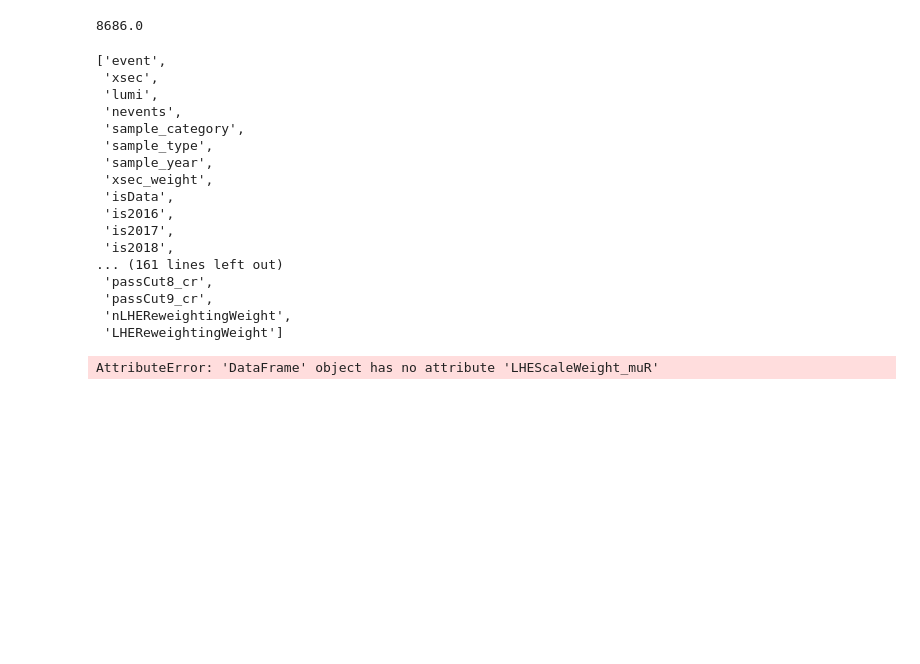
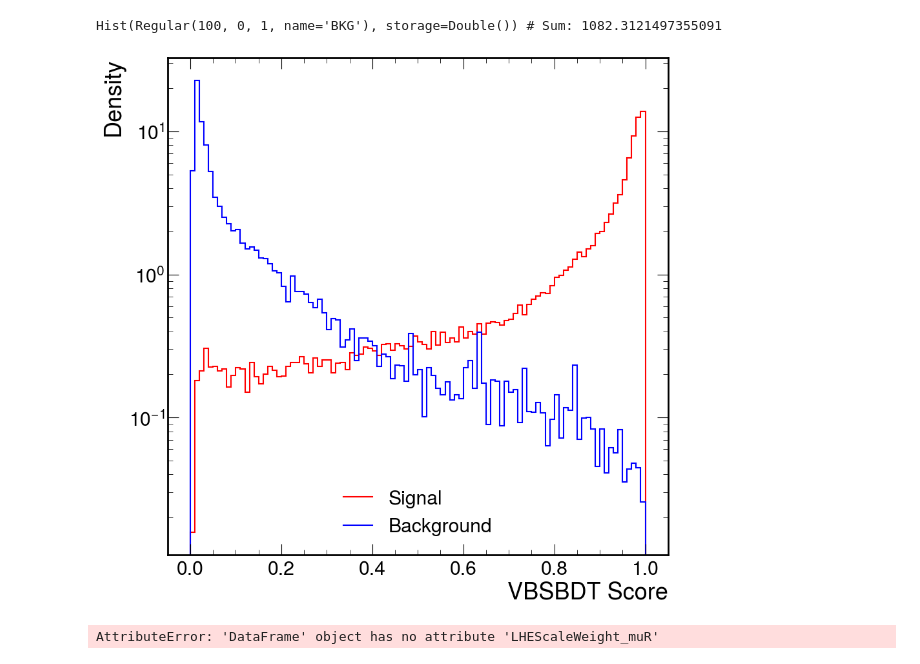
Before and after one commit to aashayarora/vbs-1lep, a Jupyter notebook: validation/genstudy.ipynb, the cells around one changed output. Drawn from its saved outputs; the diff is of its cells as text; code cells hidden in the pictures; blank space fills up the shorter version.

```diff
--- a/validation/genstudy.ipynb
+++ b/validation/genstudy.ipynb
@@ -12,8 +13,4 @@ with uproot.open("/data/userdata/aaarora/output/run2/data.root") as f:
     df1 = f.get("Events").arrays(library="pd")
 
 df1 = df1.sort_values(["event"]).reset_index(drop=True)
-# %%
-df1.query("passCut9_cr").weight.sum()
-# %% [output]
-8686.0
 # %%
@@ -21,26 +18,25 @@ with uproot.open("/data/userdata/aaarora/output/run2/sig_LHEScaleWeight_muR_up_M
     df2 = f.get("Events").arrays(library="pd")
 
 df2 = df2.sort_values(["event"]).reset_index(drop=True)
-# %%
-[col for col in df1.columns]
-# %% [output]
-['event',
- 'xsec',
- 'lumi',
- 'nevents',
- 'sample_category',
- 'sample_type',
- 'sample_year',
- 'xsec_weight',
- 'isData',
- 'is2016',
- 'is2017',
- 'is2018',
-... (161 lines left out)
- 'passCut8_cr',
- 'passCut9_cr',
- 'nLHEReweightingWeight',
- 'LHEReweightingWeight']
+# %%
+h1 = hist.Hist.new.Reg(100, 0, 1, name="SIG", label="SIG").Double()
+h1.fill(df1.VBSBDTscore, weight=df1.weight)
+
+h2 = hist.Hist.new.Reg(100, 0, 1, name="BKG", label="BKG").Double()
+h2.fill(df2.VBSBDTscore, weight=df2.weight)
+# %% [output]
+Hist(Regular(100, 0, 1, name='BKG'), storage=Double()) # Sum: 1082.3121497355091
+# %%
+fig, ax = plt.subplots()
+hep.histplot(h1, ax=ax, label="Signal", color="red", density=True)
+hep.histplot(h2, ax=ax, label="Background", color="blue", density=True)
+
+ax.legend()
+ax.set_xlabel("VBSBDT Score")
+ax.set_ylabel("Density")
+ax.set_yscale("log")
+# %% [output]
+[figure, added]
 # %%
 df2.LHEScaleWeight_muR
 # %% [output]
```
Also changed, not shown: parts of 3 cells of this notebook, 10 other files.
